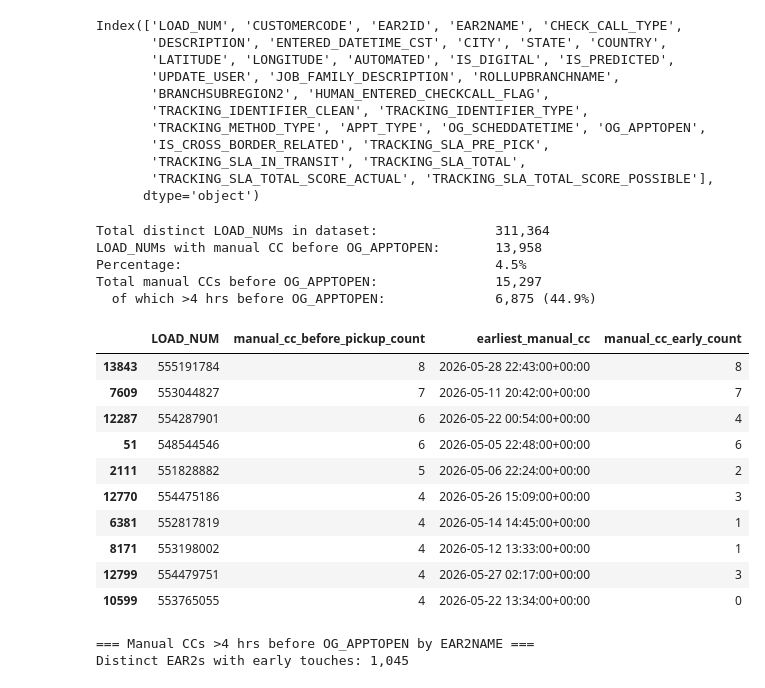
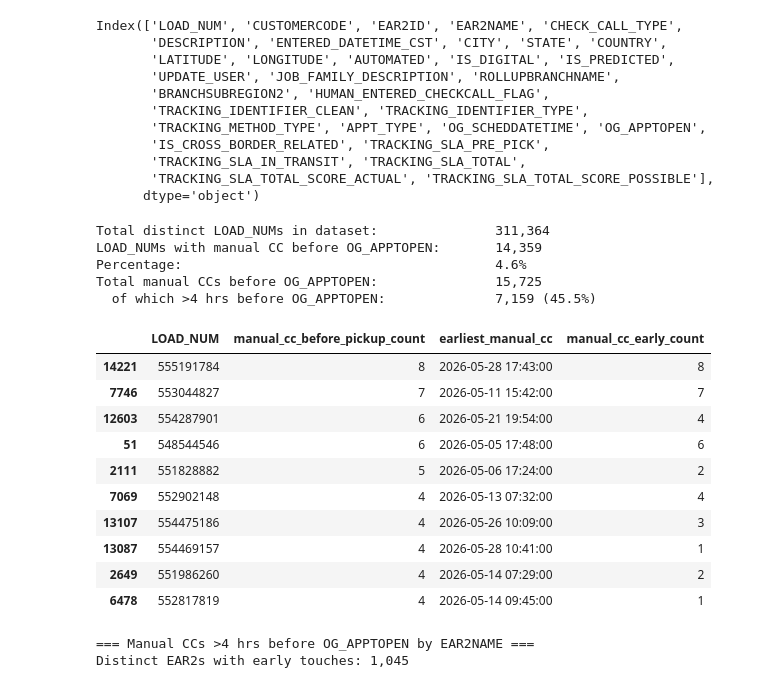
Before and after one commit to vugtlan/LoadTrackingOverProcessing, a Jupyter notebook: notebooks/loadTrackingOverProcessing.ipynb, the cells around one changed output. Cells and saved outputs as stored; diff of their text form; code cells hidden in the pictures.

Commit message:
fixing timezone date issues

```diff
--- a/notebooks/loadTrackingOverProcessing.ipynb
+++ b/notebooks/loadTrackingOverProcessing.ipynb
@@ -86,8 +86,12 @@ df = loader.load_from_snowflake(
     params={'startdate': startdate, 'enddate': enddate}
 )
 
-# Convert datetime column immediately after load (handles mixed types / NaN floats)
-df['ENTERED_DATETIME_CST'] = pd.to_datetime(df['ENTERED_DATETIME_CST'], utc=True, errors='coerce')
+# Convert datetime columns immediately after load.
+# All three are cast to ::TIMESTAMP_NTZ::string in SQL, which strips the timezone
+# offset while preserving the Chicago local time value — no utc=True needed.
+df['ENTERED_DATETIME_CST'] = pd.to_datetime(df['ENTERED_DATETIME_CST'], errors='coerce')
+df['OG_APPTOPEN']          = pd.to_datetime(df['OG_APPTOPEN'], errors='coerce')
+df['OG_SCHEDDATETIME']     = pd.to_datetime(df['OG_SCHEDDATETIME'], errors='coerce')
 
 print(f"\n✓ Loaded {len(df):,} rows from Snowflake")
 print(f"  Date range in data: {df['ENTERED_DATETIME_CST'].min()} to {df['ENTERED_DATETIME_CST'].max()}")
@@ -168,8 +167,8 @@ def get_loads_with_manual_cc_before_pickup(df, early_threshold_hours=4):
                                                before OG_APPTOPEN (very premature touches)
     """
     df = df.copy()
-    df['ENTERED_DATETIME_CST'] = pd.to_datetime(df['ENTERED_DATETIME_CST'], utc=True, errors='coerce')
-    df['OG_APPTOPEN'] = pd.to_datetime(df['OG_APPTOPEN'], utc=True, errors='coerce')
+    df['ENTERED_DATETIME_CST'] = pd.to_datetime(df['ENTERED_DATETIME_CST'], errors='coerce')
+    df['OG_APPTOPEN'] = pd.to_datetime(df['OG_APPTOPEN'], errors='coerce')
 
     # Get manual check calls (CC + not automated + not DATASCIENCE user + human entered)
     # Include OG_APPTOPEN — the appointment open time active at the time of each CC
@@ -198,47 +197,47 @@ def get_loads_with_manual_cc_before_pickup(df, early_threshold_hours=4):
         .agg(
             manual_cc_before_pickup_count=('ENTERED_DATETIME_CST', 'count'),
             earliest_manual_cc=('ENTERED_DATETIME_CST', 'min'),
             manual_cc_early_count=('is_very_early', 'sum')
         )
         .reset_index()
     )
 
     result['manual_cc_early_count'] = result['manual_cc_early_count'].astype(int)
     result = result.sort_values('manual_cc_before_pickup_count', ascending=False)
 
     return result
 
 
 # Run the function
 total_loads = df['LOAD_NUM'].nunique()
 loads_with_early_manual_cc = get_loads_with_manual_cc_before_pickup(df, early_threshold_hours=4)
 qualifying_loads = len(loads_with_early_manual_cc)
 total_before_pickup = loads_with_early_manual_cc['manual_cc_before_pickup_count'].sum()
 total_very_early = loads_with_early_manual_cc['manual_cc_early_count'].sum()
 
 print(f"Total distinct LOAD_NUMs in dataset:               {total_loads:,}")
 print(f"LOAD_NUMs with manual CC before OG_APPTOPEN:       {qualifying_loads:,}")
 print(f"Percentage:                                        {qualifying_loads / total_loads * 100:.1f}%")
 print(f"Total manual CCs before OG_APPTOPEN:               {total_before_pickup:,}")
 print(f"  of which >4 hrs before OG_APPTOPEN:              {total_very_early:,} ({total_very_early / total_before_pickup * 100:.1f}%)")
 loads_with_early_manual_cc.head(10)
 # %% [output]
 Total distinct LOAD_NUMs in dataset:               311,364
-LOAD_NUMs with manual CC before OG_APPTOPEN:       13,958
-Percentage:                                        4.5%
-Total manual CCs before OG_APPTOPEN:               15,297
-  of which >4 hrs before OG_APPTOPEN:              6,875 (44.9%)
+LOAD_NUMs with manual CC before OG_APPTOPEN:       14,359
+Percentage:                                        4.6%
+Total manual CCs before OG_APPTOPEN:               15,725
+  of which >4 hrs before OG_APPTOPEN:              7,159 (45.5%)
 |  | LOAD_NUM | manual_cc_before_pickup_count | earliest_manual_cc | manual_cc_early_count |
-| 13843 | 555191784 | 8 | 2026-05-28 22:43:00+00:00 | 8 |
-| 7609 | 553044827 | 7 | 2026-05-11 20:42:00+00:00 | 7 |
-| 12287 | 554287901 | 6 | 2026-05-22 00:54:00+00:00 | 4 |
-| 51 | 548544546 | 6 | 2026-05-05 22:48:00+00:00 | 6 |
-| 2111 | 551828882 | 5 | 2026-05-06 22:24:00+00:00 | 2 |
-| 12770 | 554475186 | 4 | 2026-05-26 15:09:00+00:00 | 3 |
-| 6381 | 552817819 | 4 | 2026-05-14 14:45:00+00:00 | 1 |
-| 8171 | 553198002 | 4 | 2026-05-12 13:33:00+00:00 | 1 |
-| 12799 | 554479751 | 4 | 2026-05-27 02:17:00+00:00 | 3 |
-| 10599 | 553765055 | 4 | 2026-05-22 13:34:00+00:00 | 0 |
+| 14221 | 555191784 | 8 | 2026-05-28 17:43:00 | 8 |
+| 7746 | 553044827 | 7 | 2026-05-11 15:42:00 | 7 |
+| 12603 | 554287901 | 6 | 2026-05-21 19:54:00 | 4 |
+| 51 | 548544546 | 6 | 2026-05-05 17:48:00 | 6 |
+| 2111 | 551828882 | 5 | 2026-05-06 17:24:00 | 2 |
+| 7069 | 552902148 | 4 | 2026-05-13 07:32:00 | 4 |
+| 13107 | 554475186 | 4 | 2026-05-26 10:09:00 | 3 |
+| 13087 | 554469157 | 4 | 2026-05-28 10:41:00 | 1 |
+| 2649 | 551986260 | 4 | 2026-05-14 07:29:00 | 2 |
+| 6478 | 552817819 | 4 | 2026-05-14 09:45:00 | 1 |
 # %%
 def get_early_manual_cc_summary(df, early_threshold_hours=4):
     """
```
Also changed, not shown: parts of 14 cells of this notebook, 1 other file.
